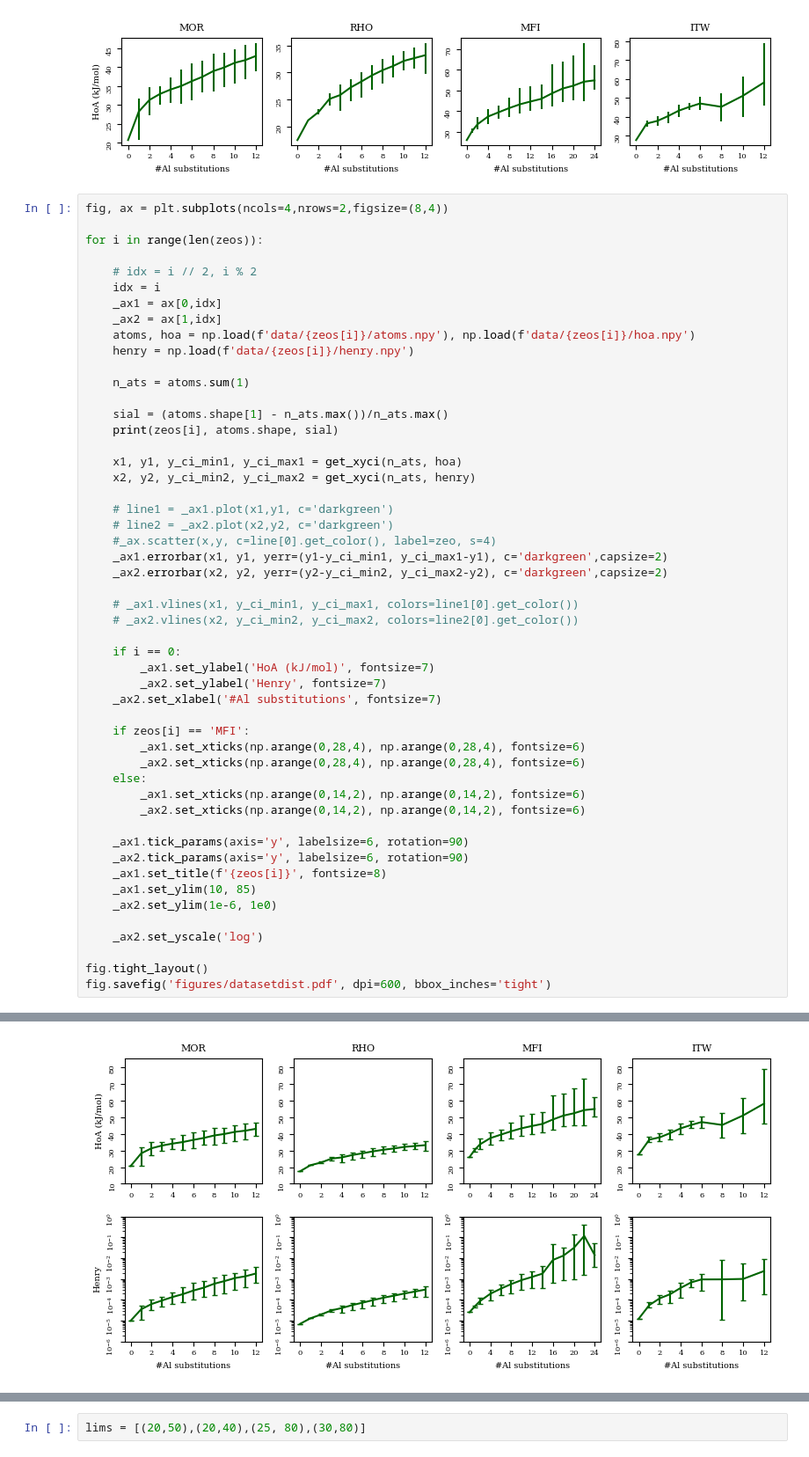
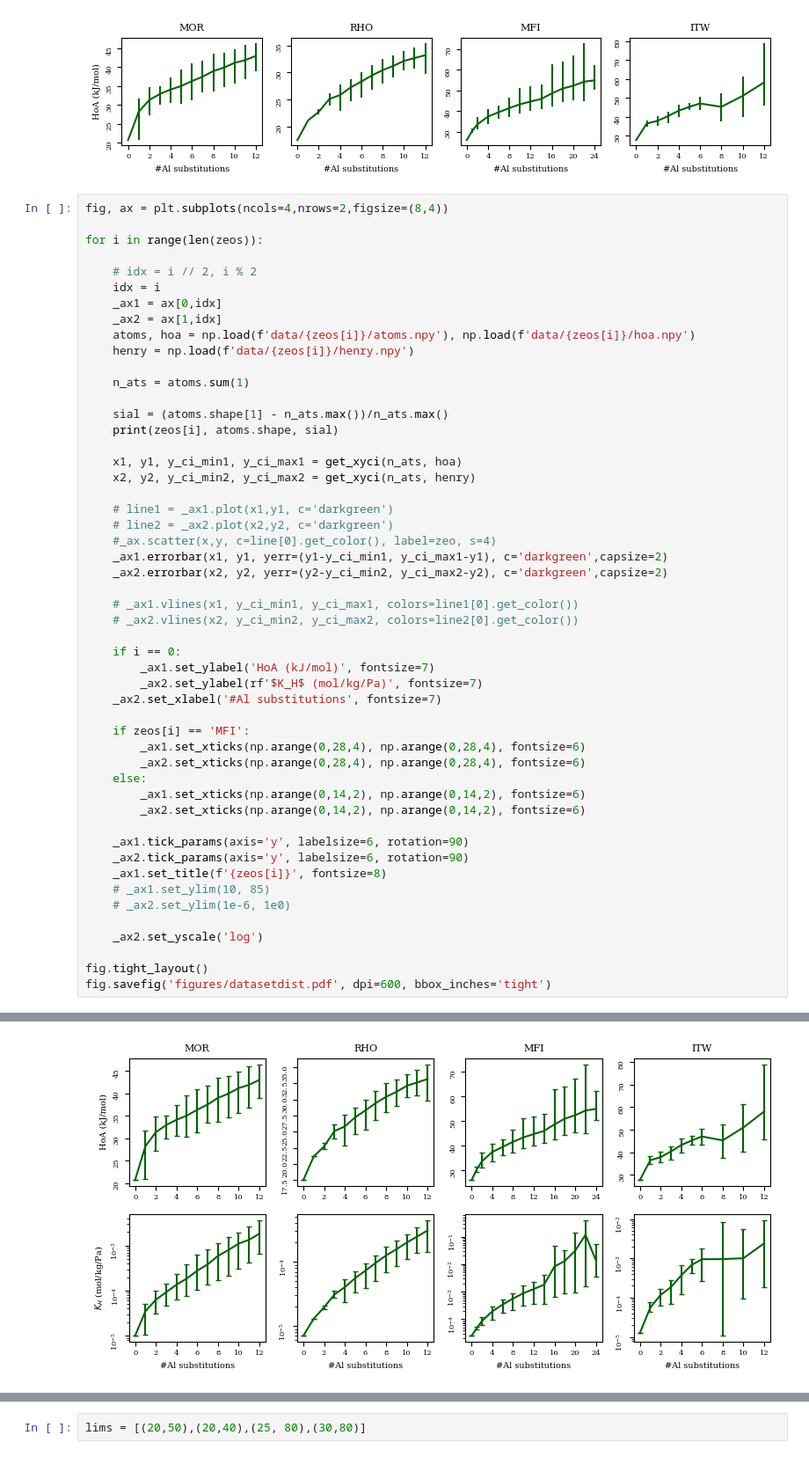
Before and after one commit to marko-petkovic/zeolite-property-prediction, a Jupyter notebook: plotting.ipynb, the cells around one changed output, grey strips where cells are left out. Shown at 88% size. Saved outputs shown, nothing was run; the diff lists cells and outputs as text.

```diff
--- a/plotting.ipynb
+++ b/plotting.ipynb
@@ -141,37 +141,37 @@ for i in range(len(zeos)):
     _ax1.errorbar(x1, y1, yerr=(y1-y_ci_min1, y_ci_max1-y1), c='darkgreen',capsize=2)
     _ax2.errorbar(x2, y2, yerr=(y2-y_ci_min2, y_ci_max2-y2), c='darkgreen',capsize=2)
 
     # _ax1.vlines(x1, y_ci_min1, y_ci_max1, colors=line1[0].get_color())
     # _ax2.vlines(x2, y_ci_min2, y_ci_max2, colors=line2[0].get_color())
 
     if i == 0:
         _ax1.set_ylabel('HoA (kJ/mol)', fontsize=7)
-        _ax2.set_ylabel('Henry', fontsize=7)
+        _ax2.set_ylabel(rf'$K_H$ (mol/kg/Pa)', fontsize=7)
     _ax2.set_xlabel('#Al substitutions', fontsize=7)
 
     if zeos[i] == 'MFI':
         _ax1.set_xticks(np.arange(0,28,4), np.arange(0,28,4), fontsize=6)
         _ax2.set_xticks(np.arange(0,28,4), np.arange(0,28,4), fontsize=6)
     else:
         _ax1.set_xticks(np.arange(0,14,2), np.arange(0,14,2), fontsize=6)
         _ax2.set_xticks(np.arange(0,14,2), np.arange(0,14,2), fontsize=6)
 
     _ax1.tick_params(axis='y', labelsize=6, rotation=90)
     _ax2.tick_params(axis='y', labelsize=6, rotation=90)
     _ax1.set_title(f'{zeos[i]}', fontsize=8)
-    _ax1.set_ylim(10, 85)
-    _ax2.set_ylim(1e-6, 1e0)
+    # _ax1.set_ylim(10, 85)
+    # _ax2.set_ylim(1e-6, 1e0)
 
     _ax2.set_yscale('log')
 
 fig.tight_layout()
 fig.savefig('figures/datasetdist.pdf', dpi=600, bbox_inches='tight')
 # %% [output]
 MOR (5011, 48) 3.0
 RHO (1212, 48) 3.0
 MFI (3296, 96) 3.0
 ITW (762, 24) 1.0
-[figure, old version]
+[figure, new version]
 # %%
 offset = 0.085
 fig, ax = plt.subplots(2,4,figsize=(8,4))
```
Also changed, not shown: parts of 7 cells of this notebook, 11 other files.
